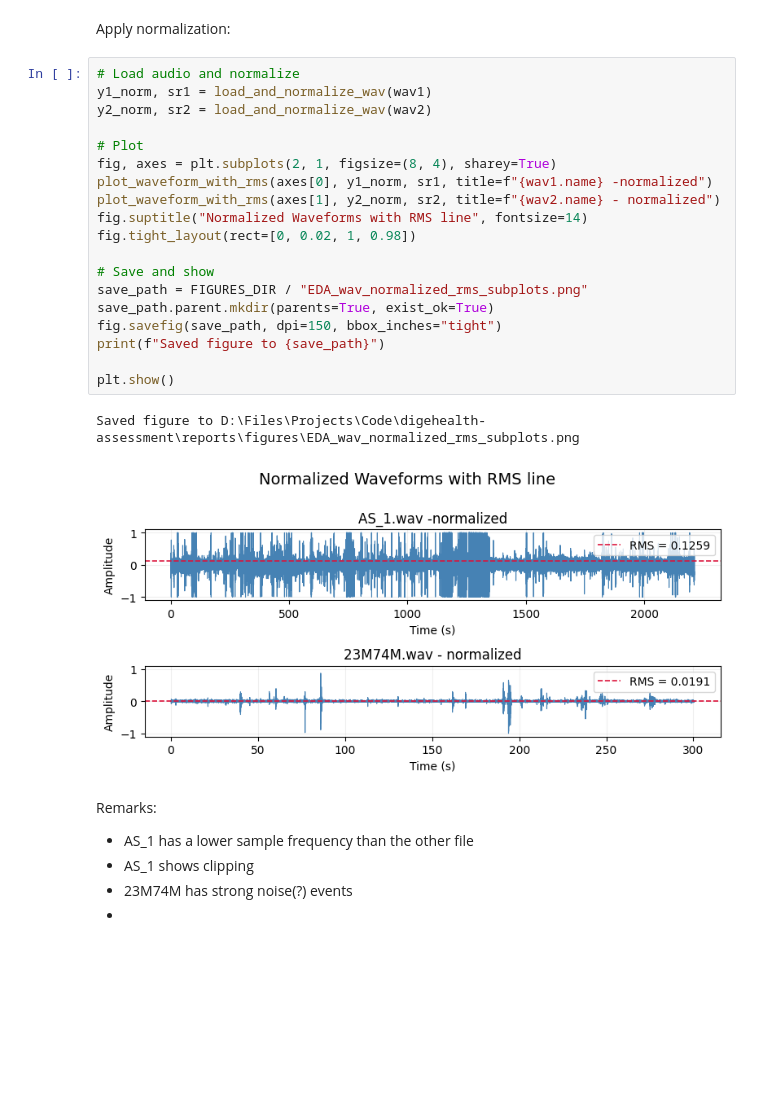
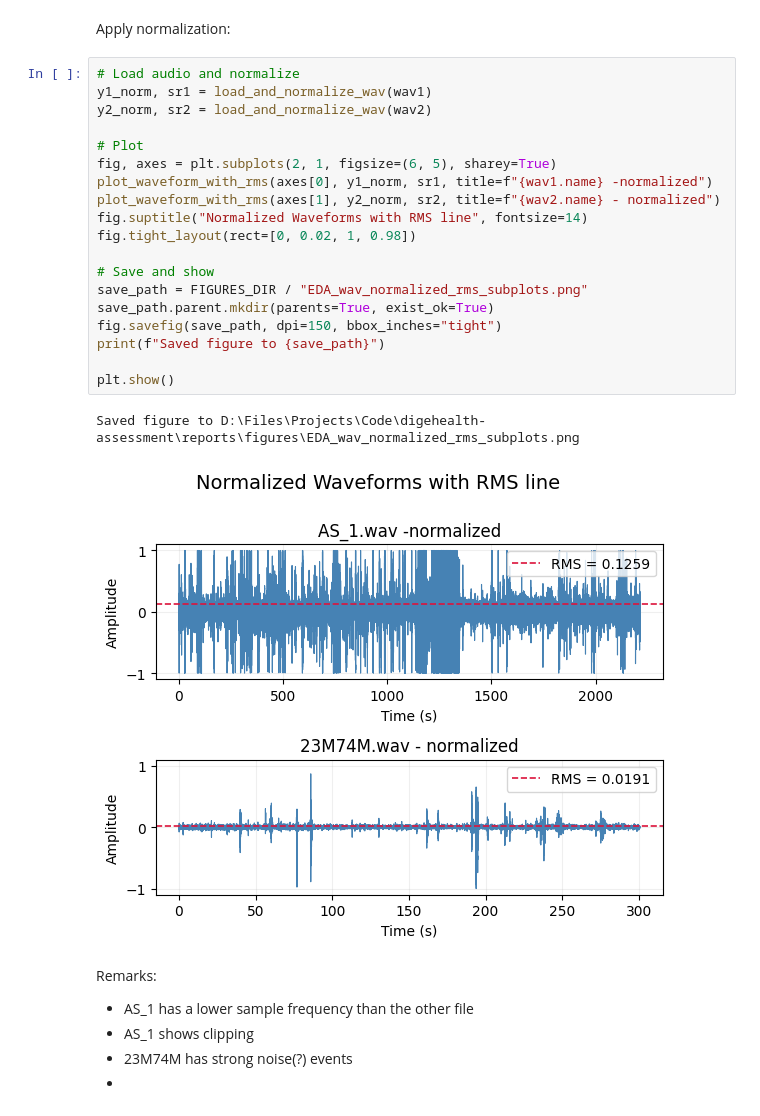
Before and after one commit to JeroenBuil/digehealth-assessment, a Jupyter notebook: notebooks/Exploratory_Data_Analysis.ipynb, the cells around one changed output. Saved outputs shown, nothing was run; the diff lists cells and outputs as text; blank space fills up the shorter version.

```diff
--- a/notebooks/Exploratory_Data_Analysis.ipynb
+++ b/notebooks/Exploratory_Data_Analysis.ipynb
@@ -66,25 +64,25 @@ Apply normalization:
 # %%
 # Load audio and normalize
 y1_norm, sr1 = load_and_normalize_wav(wav1)
 y2_norm, sr2 = load_and_normalize_wav(wav2)
 
 # Plot
-fig, axes = plt.subplots(2, 1, figsize=(8, 4), sharey=True)
+fig, axes = plt.subplots(2, 1, figsize=(6, 5), sharey=True)
 plot_waveform_with_rms(axes[0], y1_norm, sr1, title=f"{wav1.name} -normalized")
 plot_waveform_with_rms(axes[1], y2_norm, sr2, title=f"{wav2.name} - normalized")
 fig.suptitle("Normalized Waveforms with RMS line", fontsize=14)
 fig.tight_layout(rect=[0, 0.02, 1, 0.98])
 
 # Save and show
 save_path = FIGURES_DIR / "EDA_wav_normalized_rms_subplots.png"
 save_path.parent.mkdir(parents=True, exist_ok=True)
 fig.savefig(save_path, dpi=150, bbox_inches="tight")
 print(f"Saved figure to {save_path}")
 
 plt.show()
 # %% [output]
 Saved figure to D:\Files\Projects\Code\digehealth-assessment\reports\figures\EDA_wav_normalized_rms_subplots.png
-[figure, old version]
+[figure, new version]
 # %% [markdown]
 Remarks:
 - AS_1 has a lower sample frequency than the other file
```
Also changed, not shown: parts of 3 cells of this notebook, 7 other files.
